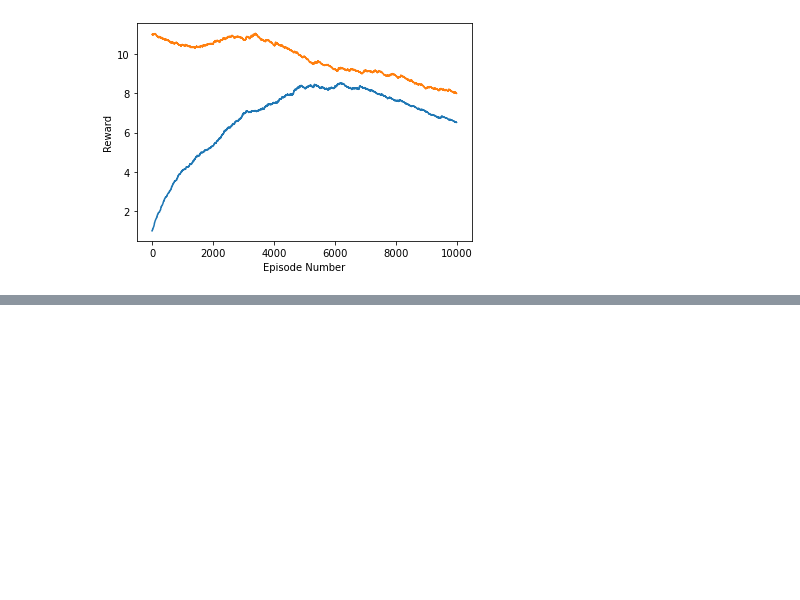
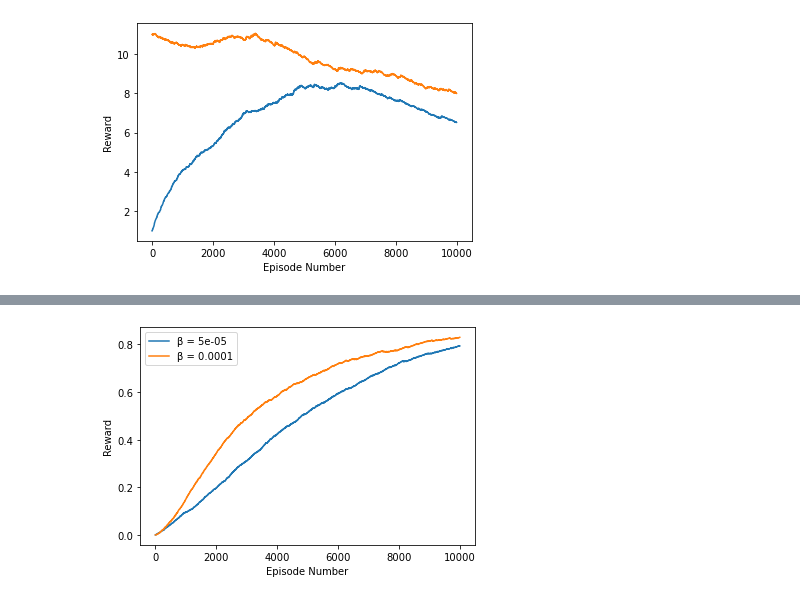
Before and after one commit to thomasdavies2000/Reinforcement-Learning-Chess-Player, a Jupyter notebook: Assignment.ipynb, the cells around one changed output, grey strips where cells are left out. Drawn from its saved outputs; the diff is of its cells as text; code cells hidden in the pictures; blank space fills up the shorter version.

```diff
--- a/Assignment.ipynb
+++ b/Assignment.ipynb
@@ -599,0 +757,20 @@ plt.show()
+# %%
+fig, ax = plt.subplots(1, 1)
+count = 0
+for run in runs:
+    rewards = run[0]
+    steps = run[1]
+    alpha = 0.0005
+    ema_r = np.zeros_like(rewards)  # Initialize an array for EMA values
+    ema_r[0] = rewards[0]  # Set the initial EMA value equal to the first data point
+    for i in range(1, len(rewards)):
+        ema_r[i] = alpha * rewards[i] + (1 - alpha) * ema_r[i - 1]
+    beta = betas[count]
+    ax.plot(np.sum(ema_r, 1), label='β = ' + str(beta))
+    count += 1
+ax.set_xlabel('Episode Number')
+ax.set_ylabel('Reward')
+ax.legend()
+plt.show()
+# %% [output]
+[figure, added]
```
Also changed, not shown: parts of 4 cells of this notebook.
